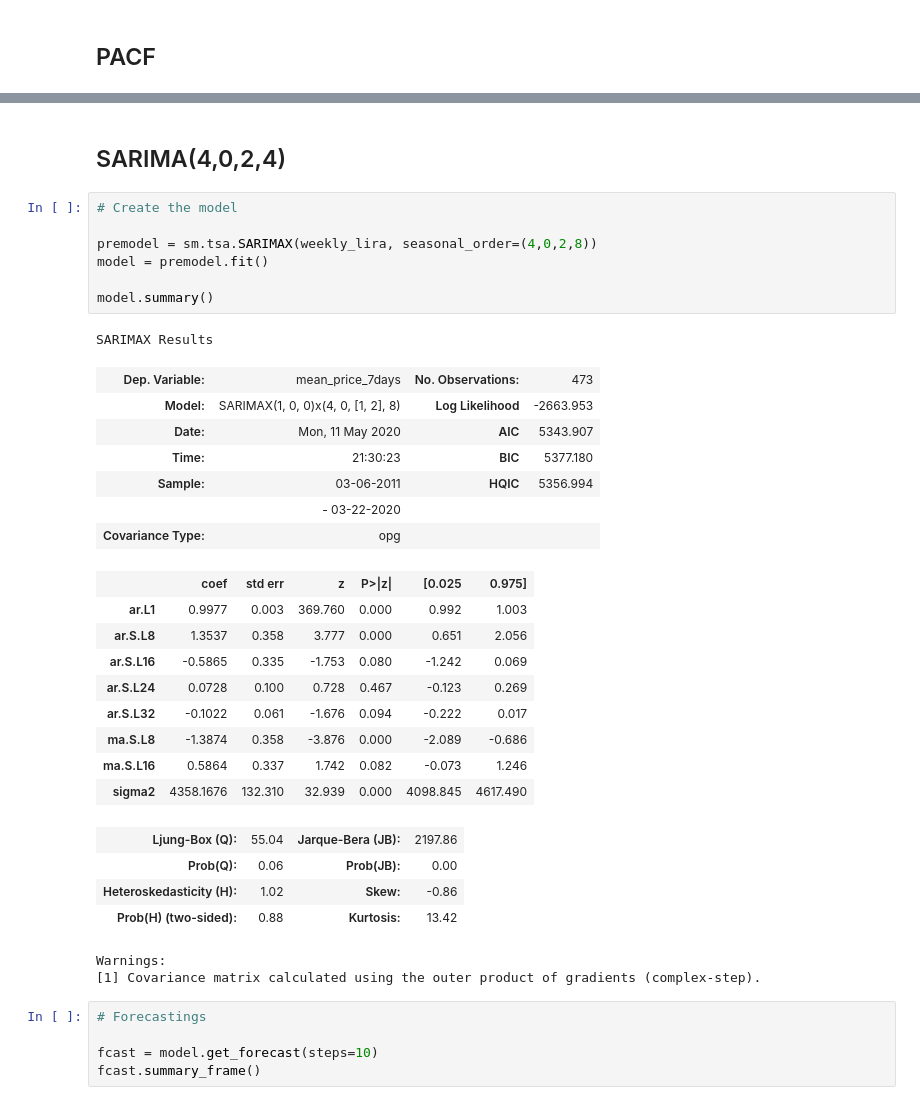
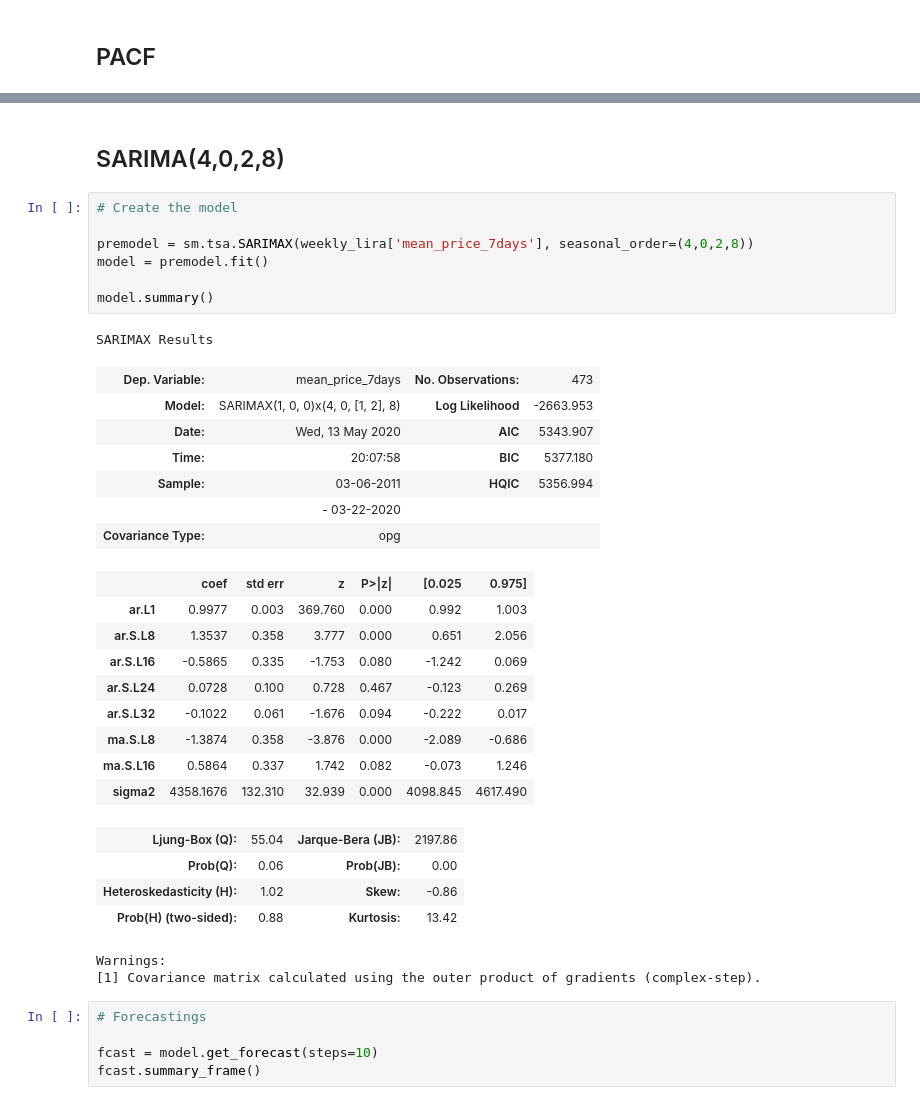
Before and after one commit to CodingDuckmx/Sauti-Africa-Market-Monitoring, a Jupyter notebook: maize_first_steps.ipynb, the cells around one changed output, grey strips where cells are left out. Cells and saved outputs as stored; diff of their text form.

```diff
--- a/maize_first_steps.ipynb
+++ b/maize_first_steps.ipynb
@@ -287,20 +382,20 @@ res.aic_min_order
 # %% [output]
 (4, 2)
 # %% [markdown]
-## SARIMA(4,0,2,4)
+## SARIMA(4,0,2,8)
 # %%
 # Create the model
 
-premodel = sm.tsa.SARIMAX(weekly_lira, seasonal_order=(4,0,2,8))
+premodel = sm.tsa.SARIMAX(weekly_lira['mean_price_7days'], seasonal_order=(4,0,2,8))
 model = premodel.fit()
 
 model.summary()
 # %% [output]
 SARIMAX Results
 | Dep. Variable: | mean_price_7days | No. Observations: | 473 |
 | Model: | SARIMAX(1, 0, 0)x(4, 0, [1, 2], 8) | Log Likelihood | -2663.953 |
-| Date: | Mon, 11 May 2020 | AIC | 5343.907 |
-| Time: | 21:30:23 | BIC | 5377.180 |
+| Date: | Wed, 13 May 2020 | AIC | 5343.907 |
+| Time: | 20:07:58 | BIC | 5377.180 |
 | Sample: | 03-06-2011 | HQIC | 5356.994 |
 |  | - 03-22-2020 |  |  |
 | Covariance Type: | opg |  |  |
```
Also changed, not shown: parts of 19 cells of this notebook.
